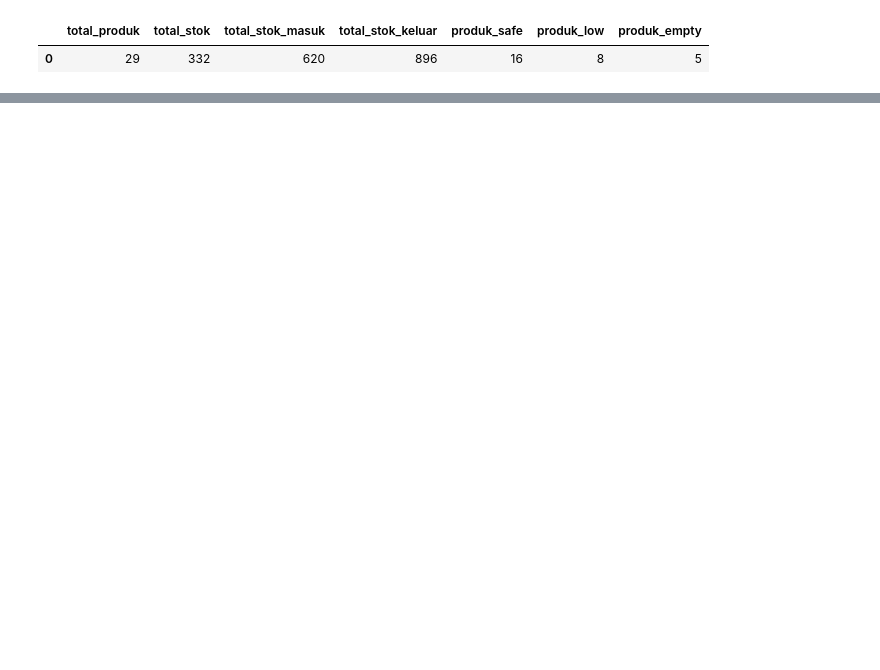
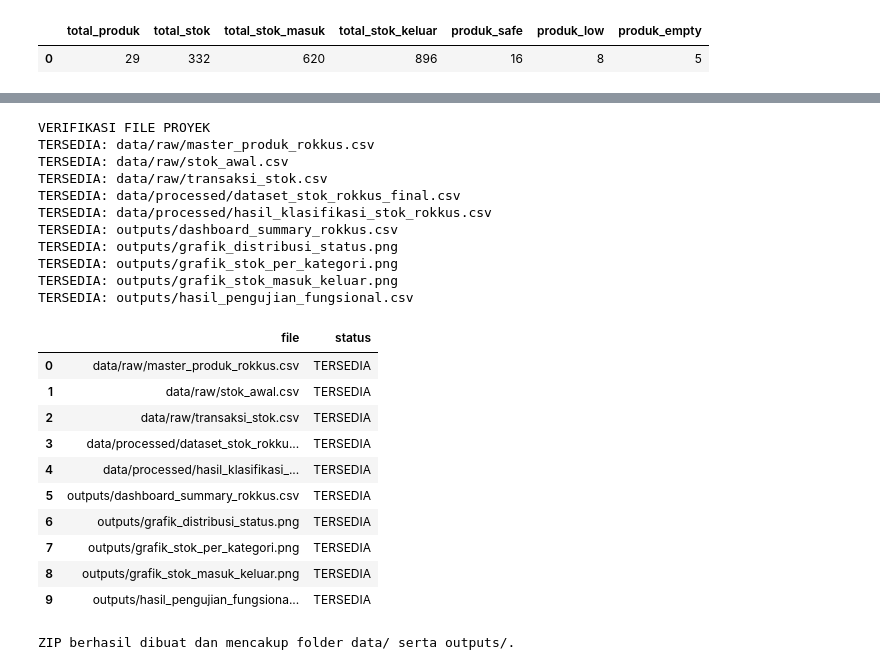
Before and after one commit to danendanendra06-jpg/ROKKUS_Project, a Jupyter notebook: data/data-science/notebooks/ROKKUS_Data_Preparation.ipynb, the cells around one changed output, grey strips where cells are left out. Cells and saved outputs as stored; diff of their text form; code cells hidden in the pictures; blank space fills up the shorter version.

```diff
--- a/data/data-science/notebooks/ROKKUS_Data_Preparation.ipynb
+++ b/data/data-science/notebooks/ROKKUS_Data_Preparation.ipynb
@@ -1949 +980,70 @@ Dashboard berhasil disimpan!
+# %%
+from pathlib import Path
+import zipfile
+
+daftar_file = [
+    "data/raw/master_produk_rokkus.csv",
+    "data/raw/stok_awal.csv",
+    "data/raw/transaksi_stok.csv",
+    "data/processed/dataset_stok_rokkus_final.csv",
+    "data/processed/hasil_klasifikasi_stok_rokkus.csv",
+    "outputs/dashboard_summary_rokkus.csv",
+    "outputs/grafik_distribusi_status.png",
+    "outputs/grafik_stok_per_kategori.png",
+    "outputs/grafik_stok_masuk_keluar.png",
+    "outputs/hasil_pengujian_fungsional.csv",
+]
+
+print("VERIFIKASI FILE PROYEK")
+status_file = []
+for nama in daftar_file:
+    tersedia = Path(nama).exists()
+    status_file.append({
+        "file": nama,
+        "status": "TERSEDIA" if tersedia else "BELUM ADA"
+    })
+    print(("TERSEDIA: " if tersedia else "BELUM ADA: ") + nama)
+
+display(pd.DataFrame(status_file))
+
+file_belum_ada = [nama for nama in daftar_file if not Path(nama).exists()]
+
+if not file_belum_ada:
+    with zipfile.ZipFile(
+        "ROKKUS_Data_Preparation_Outputs.zip",
+        "w",
+        compression=zipfile.ZIP_DEFLATED
+    ) as zf:
+        for nama in daftar_file:
+            zf.write(nama, arcname=nama)
+
+    print("ZIP berhasil dibuat dan mencakup folder data/ serta outputs/.")
+else:
+    print("ZIP belum dibuat. File berikut belum tersedia:")
+    for nama in file_belum_ada:
+        print("-", nama)
+# %% [output]
+VERIFIKASI FILE PROYEK
+TERSEDIA: data/raw/master_produk_rokkus.csv
+TERSEDIA: data/raw/stok_awal.csv
+TERSEDIA: data/raw/transaksi_stok.csv
+TERSEDIA: data/processed/dataset_stok_rokkus_final.csv
+TERSEDIA: data/processed/hasil_klasifikasi_stok_rokkus.csv
+TERSEDIA: outputs/dashboard_summary_rokkus.csv
+TERSEDIA: outputs/grafik_distribusi_status.png
+TERSEDIA: outputs/grafik_stok_per_kategori.png
+TERSEDIA: outputs/grafik_stok_masuk_keluar.png
+TERSEDIA: outputs/hasil_pengujian_fungsional.csv
+|  | file | status |
+| 0 | data/raw/master_produk_rokkus.csv | TERSEDIA |
+| 1 | data/raw/stok_awal.csv | TERSEDIA |
+| 2 | data/raw/transaksi_stok.csv | TERSEDIA |
+| 3 | data/processed/dataset_stok_rokku... | TERSEDIA |
+| 4 | data/processed/hasil_klasifikasi_... | TERSEDIA |
+| 5 | outputs/dashboard_summary_rokkus.csv | TERSEDIA |
+| 6 | outputs/grafik_distribusi_status.png | TERSEDIA |
+| 7 | outputs/grafik_stok_per_kategori.png | TERSEDIA |
+| 8 | outputs/grafik_stok_masuk_keluar.png | TERSEDIA |
+| 9 | outputs/hasil_pengujian_fungsiona... | TERSEDIA |
+ZIP berhasil dibuat dan mencakup folder data/ serta outputs/.
 # %% [markdown]
```
Also changed, not shown: parts of 81 cells of this notebook, 20 other files.
